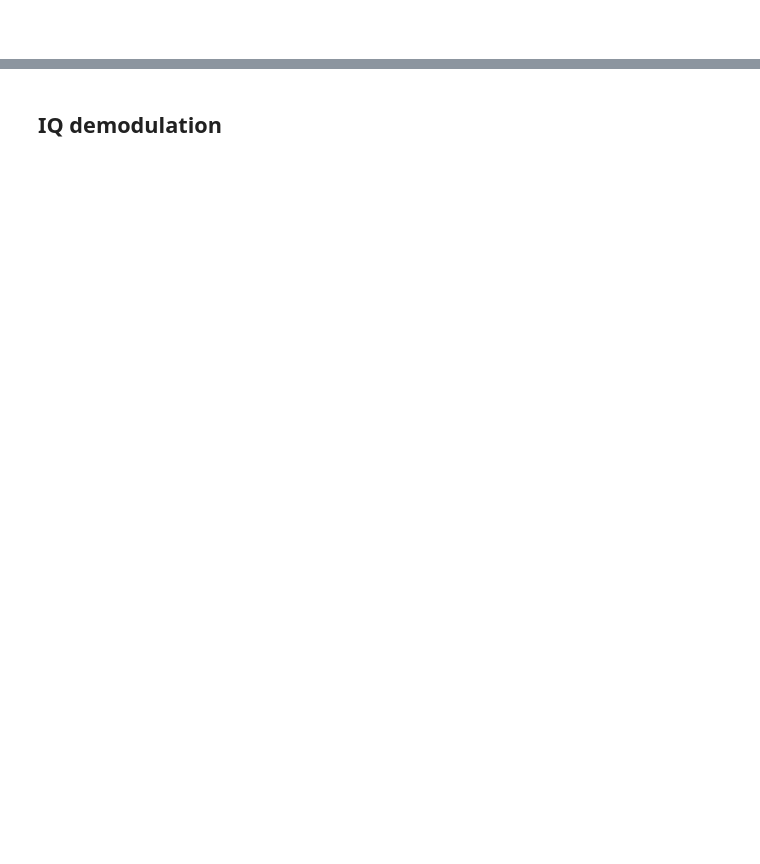
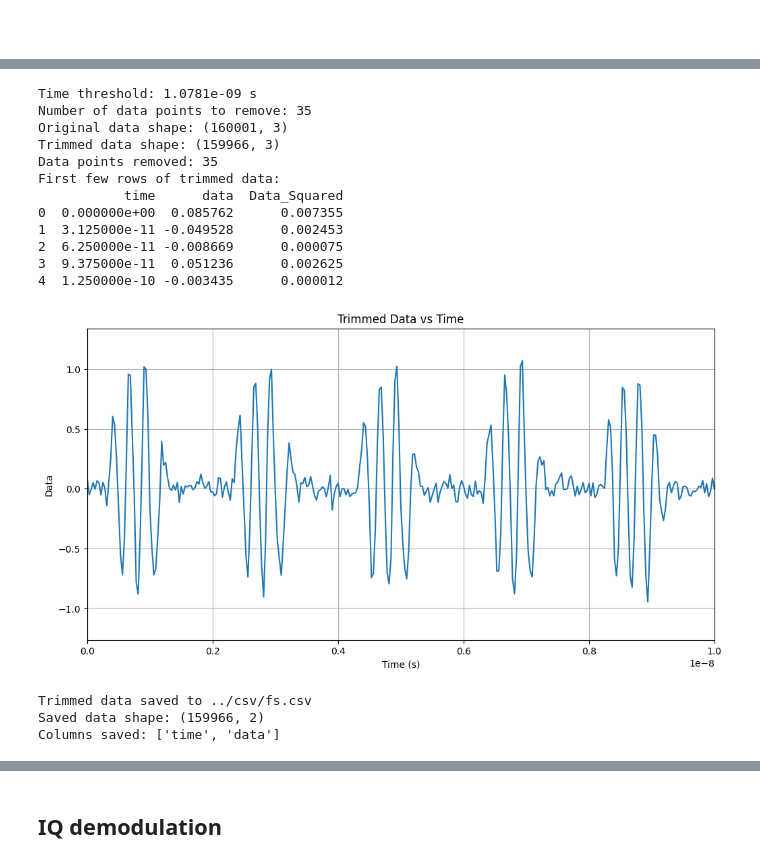
Before and after one commit to Ken-2511/UWB-Summer-Research, a Jupyter notebook: v8_250715/python/demod_2ppm_8psk.ipynb, the cells around one changed output, grey strips where cells are left out. Saved outputs shown, nothing was run; the diff lists cells and outputs as text; code cells hidden in the pictures; blank space fills up the shorter version.

```diff
--- a/v8_250715/python/demod_2ppm_8psk.ipynb
+++ b/v8_250715/python/demod_2ppm_8psk.ipynb
@@ -409,34 +440,51 @@ df_trimmed = df_resampled[~indices_to_remove].copy()
 # Reset the time axis to start from 0 again
 df_trimmed['time'] = df_trimmed['time'] - df_trimmed['time'].min()
 
 # Reset the index
 df_trimmed.reset_index(drop=True, inplace=True)
 
 print(f"Original data shape: {df_resampled.shape}")
 print(f"Trimmed data shape: {df_trimmed.shape}")
 print(f"Data points removed: {df_resampled.shape[0] - df_trimmed.shape[0]}")
 print(f"First few rows of trimmed data:")
 print(df_trimmed.head())
 
 # Plot the trimmed data
 plt.figure(figsize=(12, 6))
 plt.plot(df_trimmed['time'], df_trimmed['data'])
 plt.xlabel('Time (s)')
 plt.ylabel('Data')
 plt.title('Trimmed Data vs Time')
 plt.grid(True)
 plt.xlim(0, 1e-8)  # Show 0-10 ns
 # Set x-axis ticks every 2 ns
 plt.xticks(np.arange(0, 1e-8 + 2e-9, 2e-9))
 plt.show()
 
 # Save the trimmed data to CSV file
 # Only save time and data columns (exclude Data_Squared)
 df_to_save = pd.DataFrame(df_trimmed[['time', 'data']])
-df_to_save.to_csv(config.csv.fs, index=False)
+# df_to_save.to_csv(config.csv.fs, index=False)
 print(f"Trimmed data saved to {config.csv.fs}")
 print(f"Saved data shape: {df_to_save.shape}")
 print(f"Columns saved: {list(df_to_save.columns)}")
+# %% [output]
+Time threshold: 1.0781e-09 s
+Number of data points to remove: 35
+Original data shape: (160001, 3)
+Trimmed data shape: (159966, 3)
+Data points removed: 35
+First few rows of trimmed data:
+           time      data  Data_Squared
+0  0.000000e+00  0.085762      0.007355
+1  3.125000e-11 -0.049528      0.002453
+2  6.250000e-11 -0.008669      0.000075
+3  9.375000e-11  0.051236      0.002625
+4  1.250000e-10 -0.003435      0.000012
+[figure, added]
+Trimmed data saved to ../csv/fs.csv
+Saved data shape: (159966, 2)
+Columns saved: ['time', 'data']
 # %%
 df_awgn = df_trimmed
 # %%
```
Also changed, not shown: parts of 17 cells of this notebook.
